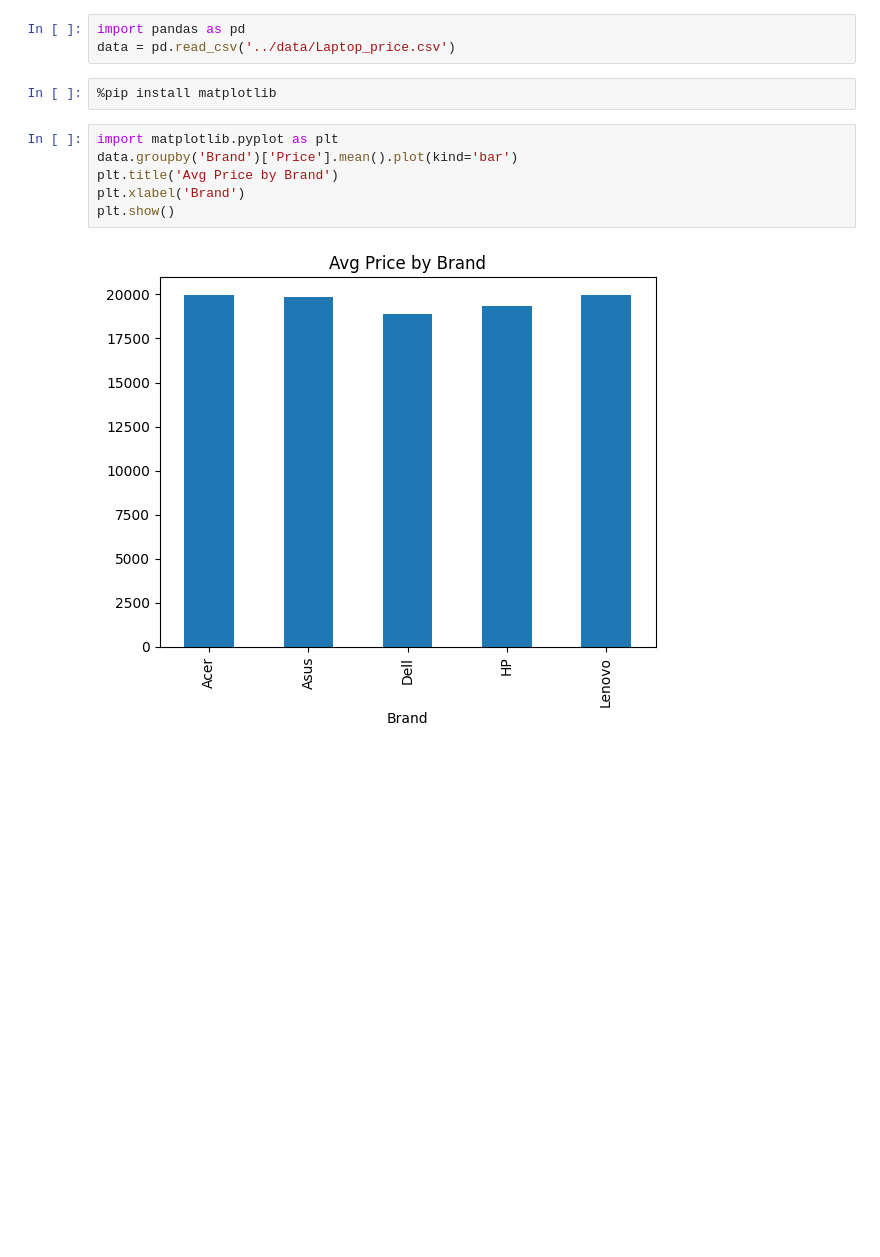
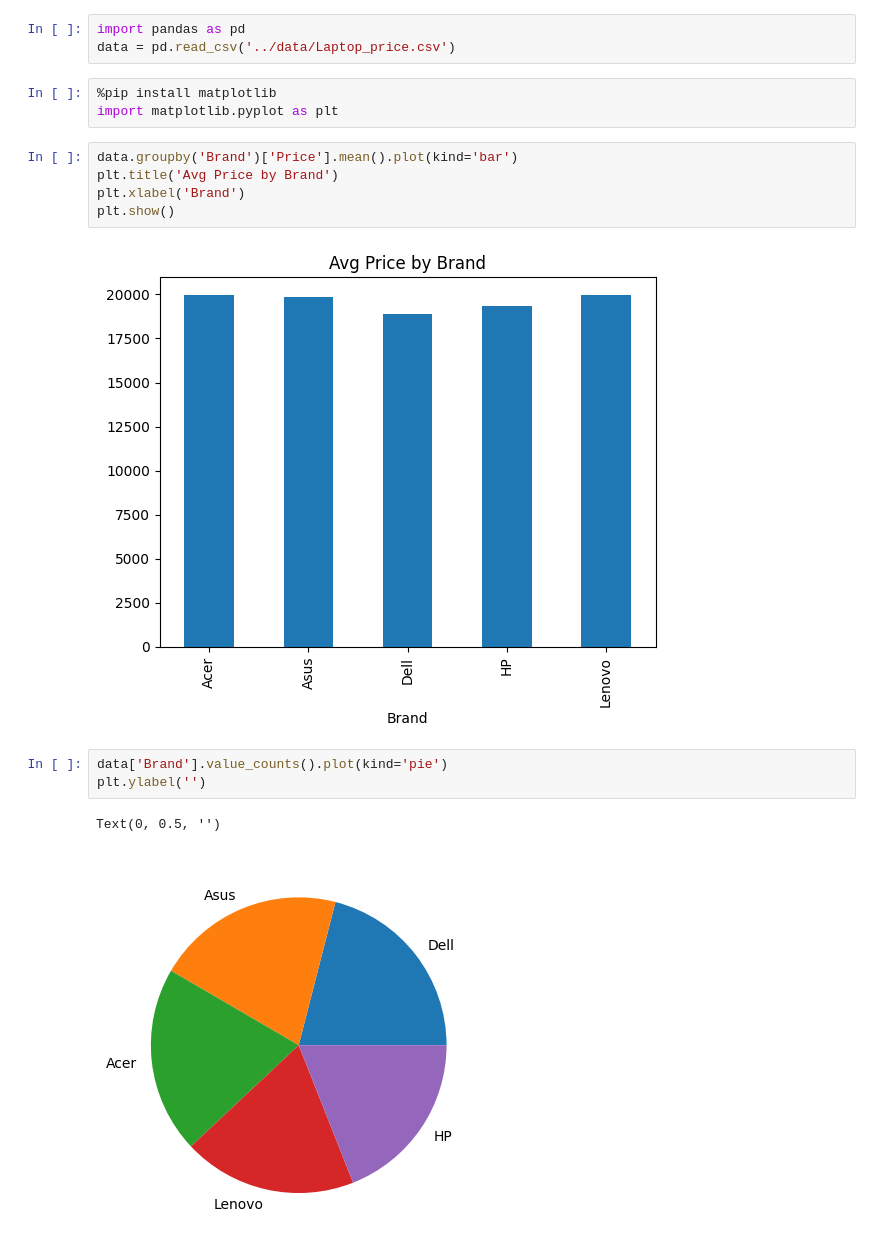
Before and after one commit to l-michalik/MICHALIK, a Jupyter notebook: Machine Learning/Data Visualization/main.ipynb, the cells around one changed output. Saved outputs shown, nothing was run; the diff lists cells and outputs as text; blank space fills up the shorter version.

```diff
--- a/Machine Learning/Data Visualization/main.ipynb
+++ b/Machine Learning/Data Visualization/main.ipynb
@@ -3,11 +3,17 @@ import pandas as pd
 data = pd.read_csv('../data/Laptop_price.csv')
 # %%
 %pip install matplotlib
+import matplotlib.pyplot as plt
 # %%
-import matplotlib.pyplot as plt
 data.groupby('Brand')['Price'].mean().plot(kind='bar')
 plt.title('Avg Price by Brand')
 plt.xlabel('Brand')
 plt.show()
 # %% [output]
 [figure]
+# %%
+data['Brand'].value_counts().plot(kind='pie')
+plt.ylabel('')
+# %% [output]
+Text(0, 0.5, '')
+[figure, added]
```
